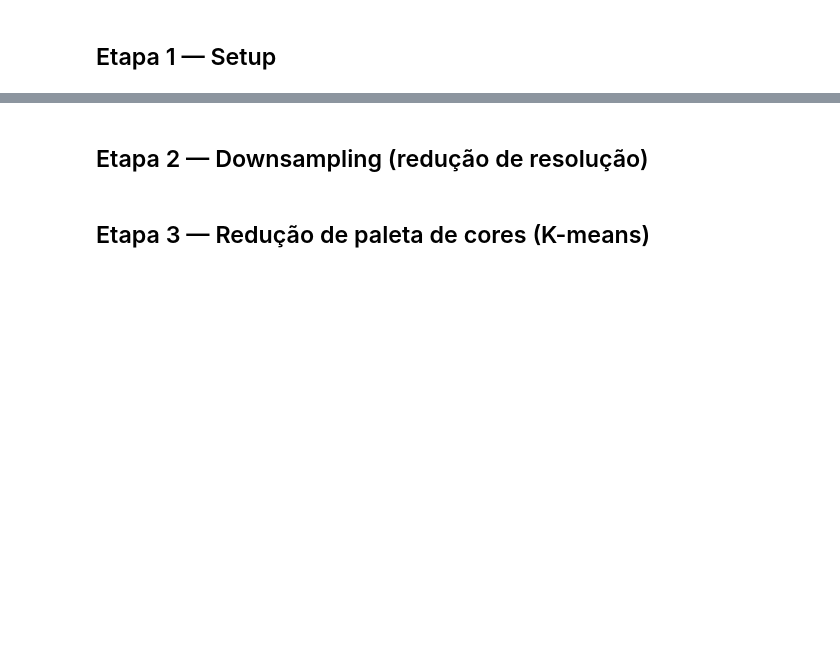
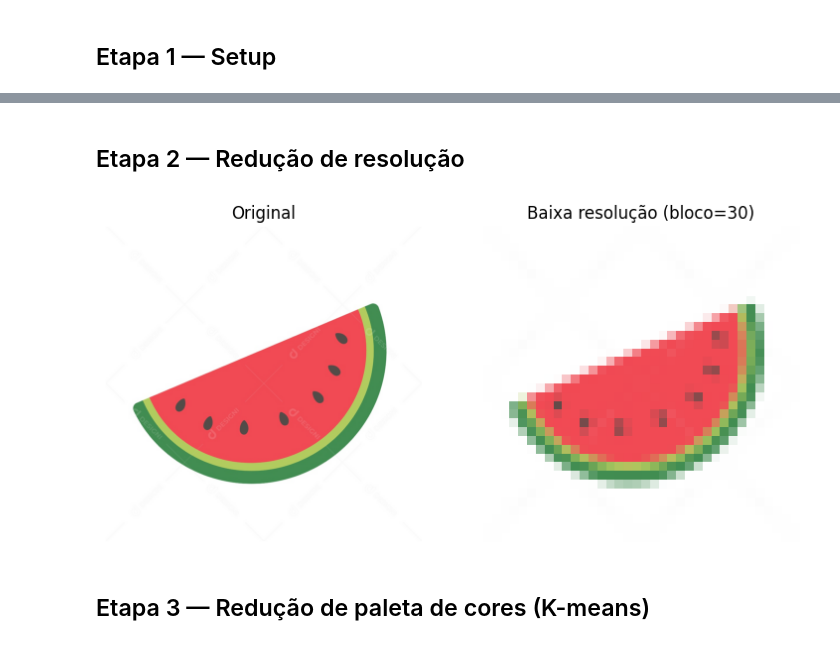
Before and after one commit to mariacrz/pixelart, a Jupyter notebook: pixelart.ipynb, the cells around one changed output, grey strips where cells are left out. Drawn from its saved outputs; the diff is of its cells as text; code cells hidden in the pictures; blank space fills up the shorter version.

```diff
--- a/pixelart.ipynb
+++ b/pixelart.ipynb
@@ -95,36 +54,38 @@ print("Dimensões:", imagem_array.shape)
 # %% [markdown]
-## Etapa 2 — Downsampling (redução de resolução)
+## Etapa 2 — Redução de resolução
 # %%
-def downsample(img_array, tamanho_bloco):
-    """Divide a imagem em blocos NxN e substitui cada bloco pela média das cores."""
-    altura, largura, canais = img_array.shape
+def reduz_res(img_vetor, tamanho_bloco):
+    # divide a imagem em blocos NxN e substitui cada bloco pela média das cores
+    altura, largura, canais = img_vetor.shape
 
-    altura_ok = (altura // tamanho_bloco) * tamanho_bloco
-    largura_ok = (largura // tamanho_bloco) * tamanho_bloco
-    img_cortada = img_array[:altura_ok, :largura_ok]
+    altura_dividida = (altura // tamanho_bloco) * tamanho_bloco
+    largura_dividida = (largura // tamanho_bloco) * tamanho_bloco
+    img_cortada = img_vetor[:altura_dividida, :largura_dividida]
 
     blocos = img_cortada.reshape(
-        altura_ok // tamanho_bloco, tamanho_bloco,
-        largura_ok // tamanho_bloco, tamanho_bloco,
+        altura_dividida // tamanho_bloco, tamanho_bloco,
+        largura_dividida // tamanho_bloco, tamanho_bloco,
         canais
     )
     medias = blocos.mean(axis=(1, 3))
 
     resultado = np.repeat(np.repeat(medias, tamanho_bloco, axis=0), tamanho_bloco, axis=1)
     return resultado.astype(np.uint8)
 
 
-TAMANHO_BLOCO = 30  # ajuste conforme o tamanho da sua imagem
-img_downsampled = downsample(imagem_array, tamanho_bloco=TAMANHO_BLOCO)
+TAM_BLOCO = 30  # ajustar conforme o tamanho da sua imagem
+img_reduzida = reduz_res(img_vetor, TAM_BLOCO)
 
 fig, axs = plt.subplots(1, 2, figsize=(9, 4.5))
-axs[0].imshow(imagem_array)
+axs[0].imshow(img_vetor)
 axs[0].set_title("Original")
 axs[0].axis('off')
-axs[1].imshow(img_downsampled, interpolation='nearest')
-axs[1].set_title(f"Downsampled (bloco={TAMANHO_BLOCO})")
+axs[1].imshow(img_reduzida, interpolation='nearest')
+axs[1].set_title(f"Baixa resolução (bloco={TAM_BLOCO})")
 axs[1].axis('off')
 plt.show()
+# %% [output]
+[figure, added]
 # %% [markdown]
 ## Etapa 3 — Redução de paleta de cores (K-means)
 # %%
```
Also changed, not shown: parts of 15 cells of this notebook.
